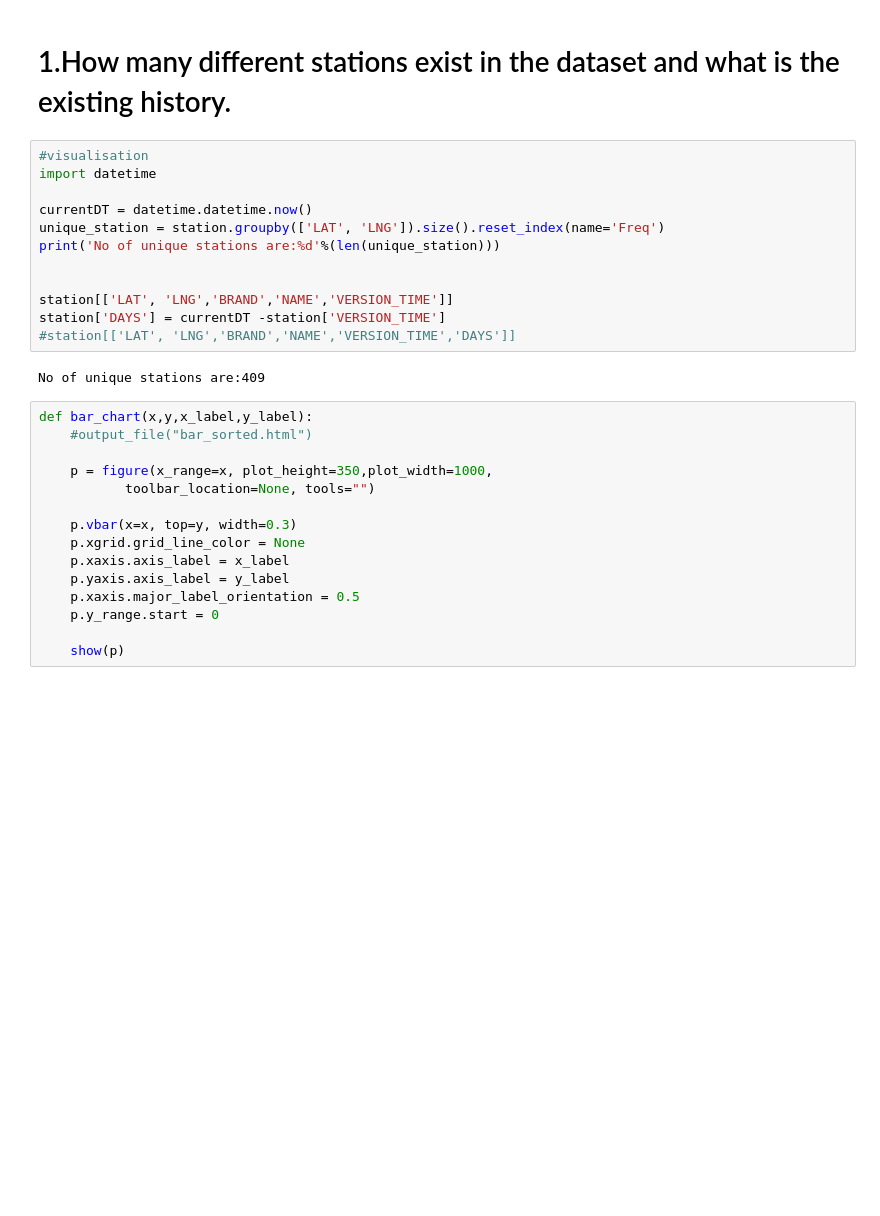
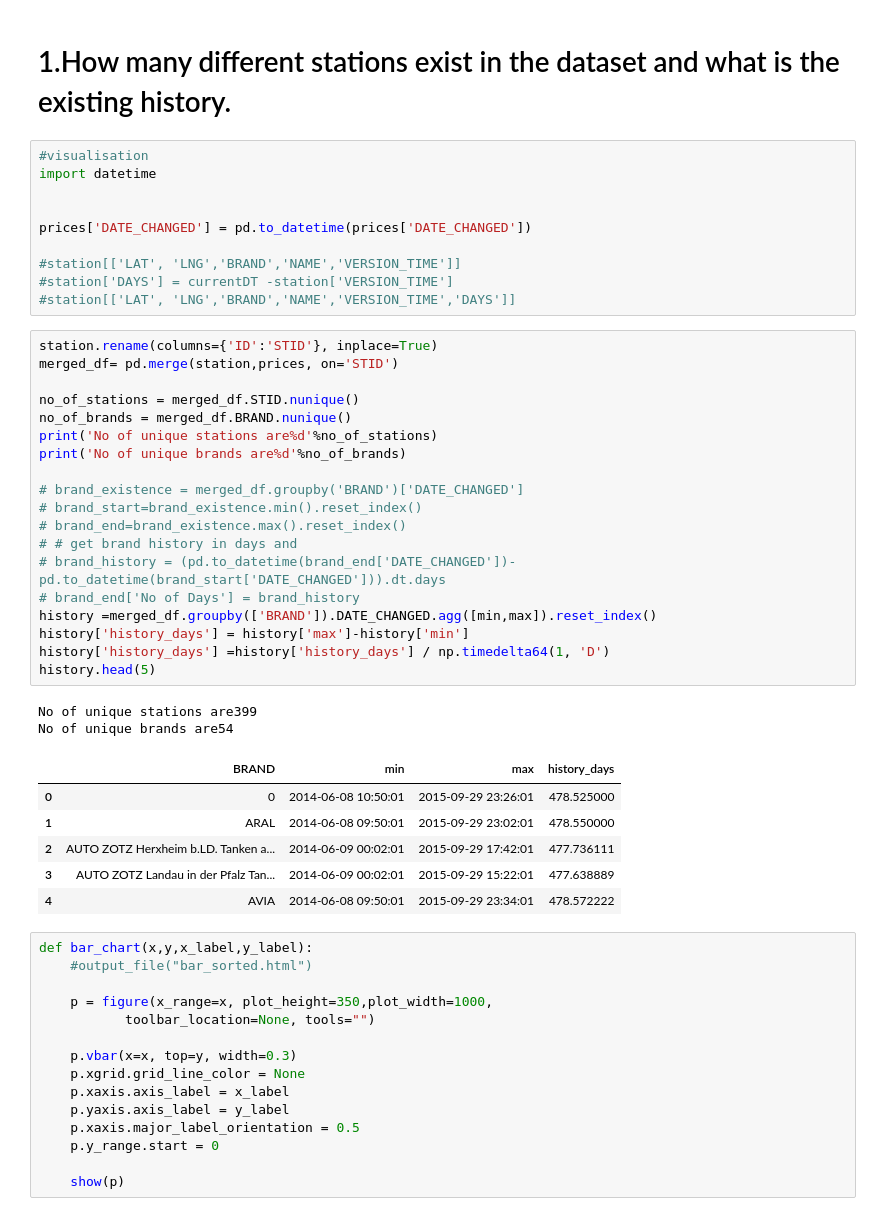
Before and after one commit to ds2019tukl/DS-2019-niharika-kumari, a Jupyter notebook: Data_science exercise1.ipynb, the cells around one changed output. Cells and saved outputs as stored; diff of their text form; blank space fills up the shorter version.

```diff
--- a/Data_science exercise1.ipynb
+++ b/Data_science exercise1.ipynb
@@ -92,16 +131,40 @@ data is clean.
 #visualisation
 import datetime
 
-currentDT = datetime.datetime.now()
-unique_station = station.groupby(['LAT', 'LNG']).size().reset_index(name='Freq')
-print('No of unique stations are:%d'%(len(unique_station)))
 
+prices['DATE_CHANGED'] = pd.to_datetime(prices['DATE_CHANGED'])
 
-station[['LAT', 'LNG','BRAND','NAME','VERSION_TIME']]
-station['DAYS'] = currentDT -station['VERSION_TIME']
+#station[['LAT', 'LNG','BRAND','NAME','VERSION_TIME']]
+#station['DAYS'] = currentDT -station['VERSION_TIME']
 #station[['LAT', 'LNG','BRAND','NAME','VERSION_TIME','DAYS']]
-# %% [output]
-No of unique stations are:409
+# %%
+station.rename(columns={'ID':'STID'}, inplace=True)
+merged_df= pd.merge(station,prices, on='STID')
+
+no_of_stations = merged_df.STID.nunique()
+no_of_brands = merged_df.BRAND.nunique()
+print('No of unique stations are%d'%no_of_stations)
+print('No of unique brands are%d'%no_of_brands)
+
+# brand_existence = merged_df.groupby('BRAND')['DATE_CHANGED']
+# brand_start=brand_existence.min().reset_index()
+# brand_end=brand_existence.max().reset_index()
+# # get brand history in days and
+# brand_history = (pd.to_datetime(brand_end['DATE_CHANGED'])-pd.to_datetime(brand_start['DATE_CHANGED'])).dt.days
+# brand_end['No of Days'] = brand_history
+history =merged_df.groupby(['BRAND']).DATE_CHANGED.agg([min,max]).reset_index()
+history['history_days'] = history['max']-history['min']
+history['history_days'] =history['history_days'] / np.timedelta64(1, 'D')
+history.head(5)
+# %% [output]
+No of unique stations are399
+No of unique brands are54
+|  | BRAND | min | max | history_days |
+| 0 | 0 | 2014-06-08 10:50:01 | 2015-09-29 23:26:01 | 478.525000 |
+| 1 | ARAL | 2014-06-08 09:50:01 | 2015-09-29 23:02:01 | 478.550000 |
+| 2 | AUTO ZOTZ Herxheim b.LD. Tanken a... | 2014-06-09 00:02:01 | 2015-09-29 17:42:01 | 477.736111 |
+| 3 | AUTO ZOTZ Landau in der Pfalz Tan... | 2014-06-09 00:02:01 | 2015-09-29 15:22:01 | 477.638889 |
+| 4 | AVIA | 2014-06-08 09:50:01 | 2015-09-29 23:34:01 | 478.572222 |
 # %%
 def bar_chart(x,y,x_label,y_label):
     #output_file("bar_sorted.html")
```
Also changed, not shown: parts of 33 cells of this notebook.
